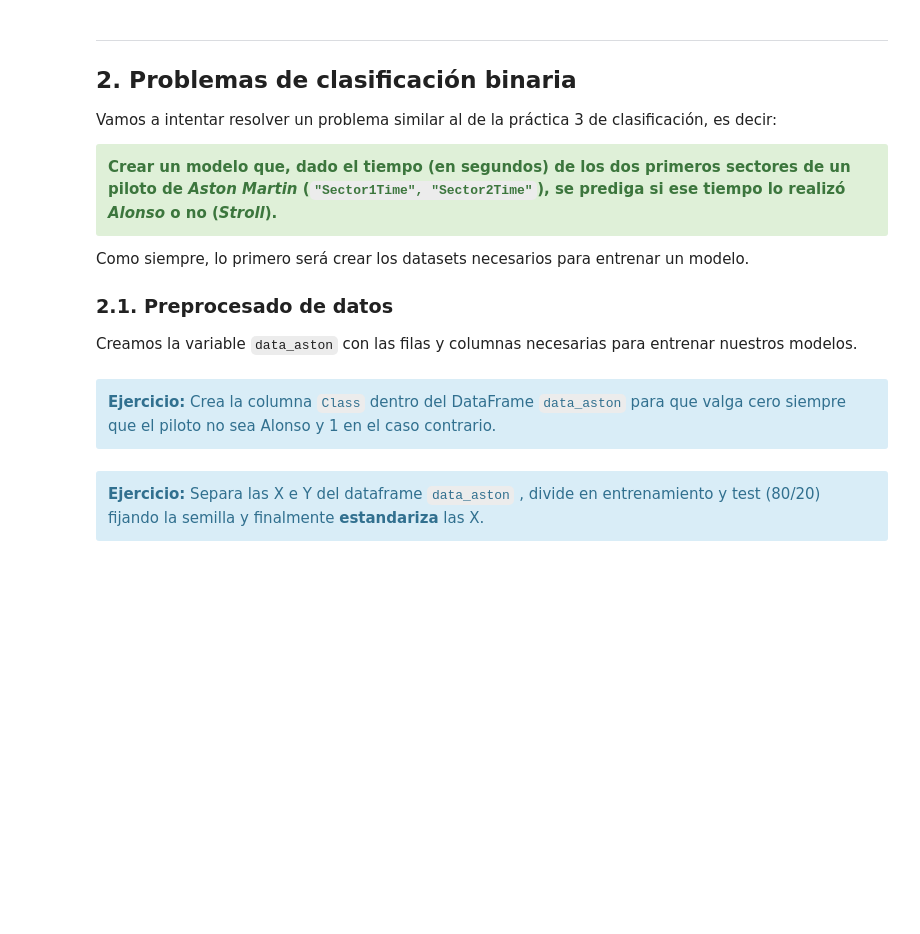
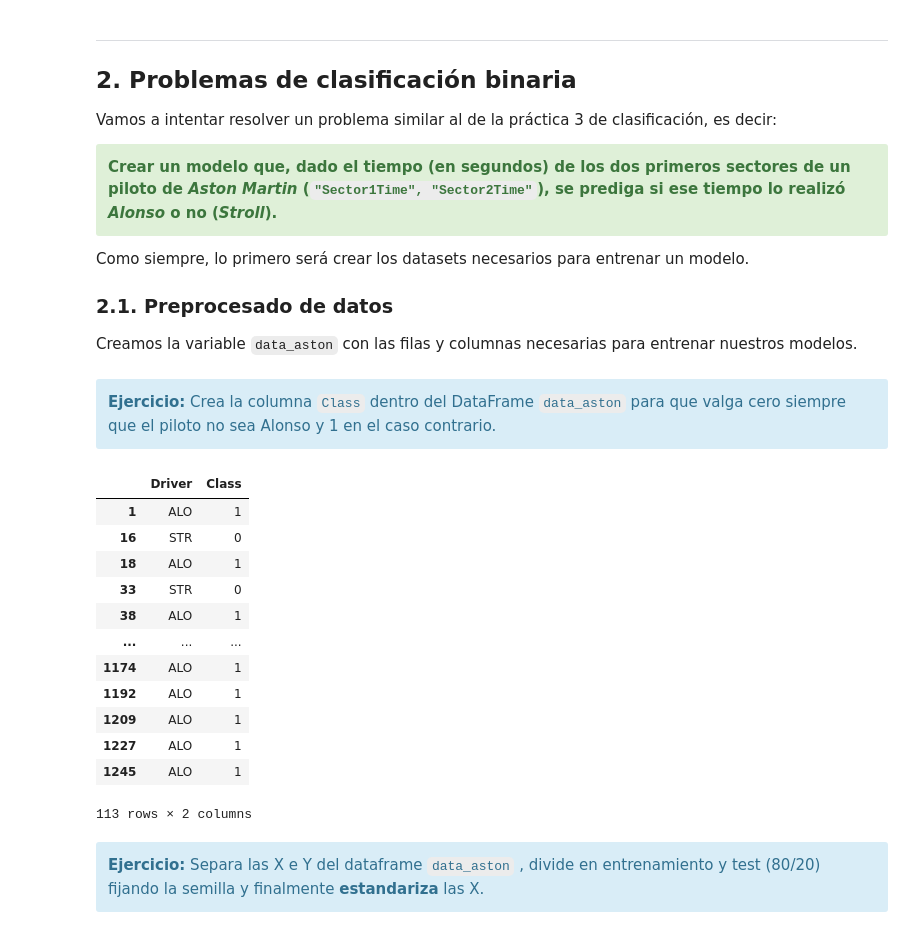
Before and after one commit to medinafdzz/Sistemas-Inteligentes, a Jupyter notebook: prácticas/ES/P4/P4.2-Redes neuronales (Clasificación).ipynb, the cells around one changed output. Saved outputs shown, nothing was run; the diff lists cells and outputs as text; code cells hidden in the pictures; blank space fills up the shorter version.

```diff
--- a/prácticas/ES/P4/P4.2-Redes neuronales (Clasificación).ipynb
+++ b/prácticas/ES/P4/P4.2-Redes neuronales (Clasificación).ipynb
@@ -46,6 +46,23 @@ data_aston["Sector2Time"] = data_aston["Sector2Time"].dt.total_seconds()
 </div>
 # %%
 # Tu código aquí
+data_aston["Class"] = (data_aston["Driver"]=="ALO").astype(int)
+# %%
+data_aston[["Driver","Class"]]
+# %% [output]
+|  | Driver | Class |
+| 1 | ALO | 1 |
+| 16 | STR | 0 |
+| 18 | ALO | 1 |
+| 33 | STR | 0 |
+| 38 | ALO | 1 |
+| ... | ... | ... |
+| 1174 | ALO | 1 |
+| 1192 | ALO | 1 |
+| 1209 | ALO | 1 |
+| 1227 | ALO | 1 |
+| 1245 | ALO | 1 |
+113 rows × 2 columns
 # %% [markdown]
 <div class="alert alert-block alert-info">
     <b>Ejercicio:</b> Separa las X e Y del dataframe <code>data_aston</code> , divide en entrenamiento y test (80/20) fijando la semilla y finalmente <b>estandariza</b> las X.
```
Also changed, not shown: parts of 5 cells of this notebook.
